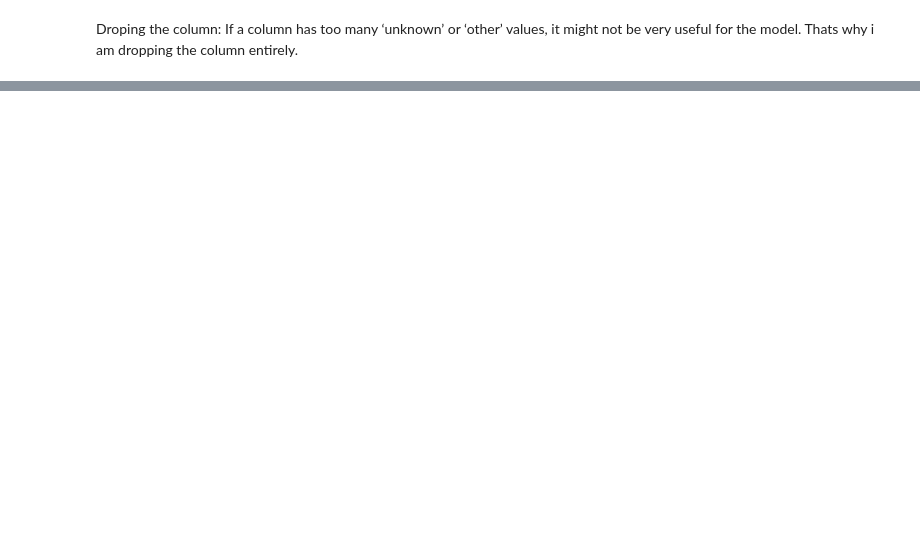
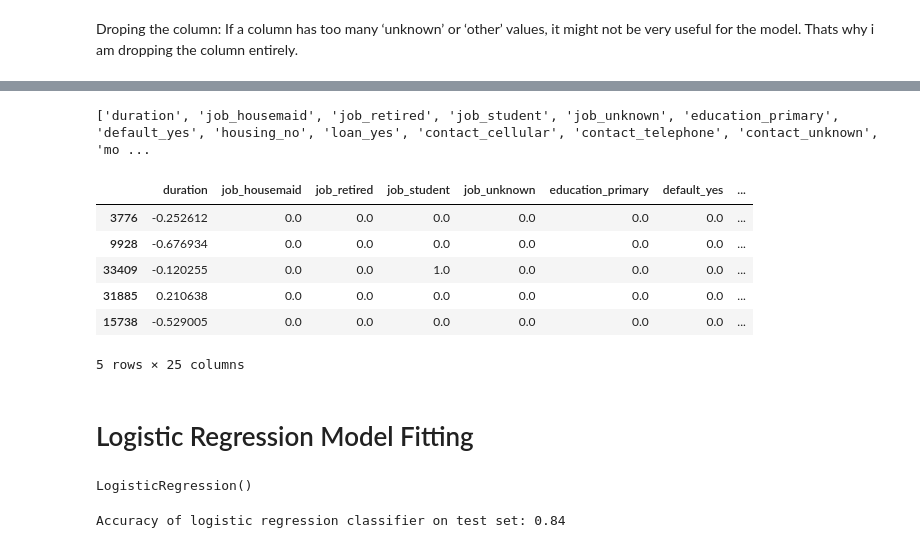
Before and after one commit to Bappy60/ML_Assignment, a Jupyter notebook: Final Lab Problem 2/Predicting_Customer_Behaviour_Using_Logistic_Regression.ipynb, the cells around one changed output, grey strips where cells are left out. Saved outputs shown, nothing was run; the diff lists cells and outputs as text; code cells hidden in the pictures; blank space fills up the shorter version.

```diff
--- a/Final Lab Problem 2/Predicting_Customer_Behaviour_Using_Logistic_Regression.ipynb
+++ b/Final Lab Problem 2/Predicting_Customer_Behaviour_Using_Logistic_Regression.ipynb
@@ -251,0 +202,3 @@ Name: y, dtype: int64
+# %%
+X_train_columns = X_train_t.columns
+print(X_train_columns)
@@ -251,0 +232,14 @@ Name: y, dtype: int64
+# %%
+from imblearn.over_sampling import SMOTE
+
+# summarize class distribution
+counter = Counter(y_train)
+print(counter)
+
+# transform the dataset
+oversample = SMOTE()
+X_train_smote, y_train = oversample.fit_resample(X_train_t, y_train)
+
+# summarize the new class distribution
+counter = Counter(y_train)
+print(counter)
@@ -251,0 +254,12 @@ Name: y, dtype: int64
+# %%
+from sklearn.svm import SVC
+
+final_X_train = pd.DataFrame(data=X_train_smote,columns=X_train_columns )
+final_y_train = pd.DataFrame(data=y_train,columns=['y'])
+
+rfe_model = RFE(LogisticRegression(solver='lbfgs'), n_features_to_select=25)
+rfe_model = rfe_model.fit(final_X_train, final_y_train)
+
+# feature selection
+print(rfe_model.support_)
+print(rfe_model.ranking_)
@@ -251,0 +275,35 @@ Name: y, dtype: int64
+# %%
+selected_columns = X_train_columns[rfe_model.support_]
+print(selected_columns.tolist())
+# %% [output]
+['duration', 'job_housemaid', 'job_retired', 'job_student', 'job_unknown', 'education_primary', 'default_yes', 'housing_no', 'loan_yes', 'contact_cellular', 'contact_telephone', 'contact_unknown', 'mo ...
+# %%
+X_train_final = final_X_train[selected_columns.tolist()]
+y_train_final = final_y_train['y']
+X_test_final = X_test_t[selected_columns.tolist()]
+y_test_final = y_test
+
+X_test_final.head()
+# %% [output]
+|  | duration | job_housemaid | job_retired | job_student | job_unknown | education_primary | default_yes | ... |
+| 3776 | -0.252612 | 0.0 | 0.0 | 0.0 | 0.0 | 0.0 | 0.0 | ... |
+| 9928 | -0.676934 | 0.0 | 0.0 | 0.0 | 0.0 | 0.0 | 0.0 | ... |
+| 33409 | -0.120255 | 0.0 | 0.0 | 1.0 | 0.0 | 0.0 | 0.0 | ... |
+| 31885 | 0.210638 | 0.0 | 0.0 | 0.0 | 0.0 | 0.0 | 0.0 | ... |
+| 15738 | -0.529005 | 0.0 | 0.0 | 0.0 | 0.0 | 0.0 | 0.0 | ... |
+5 rows × 25 columns
+# %% [markdown]
+# Logistic Regression Model Fitting
+# %%
+from sklearn.linear_model import LogisticRegression
+from sklearn import metrics
+
+logreg = LogisticRegression()
+logreg.fit(X_train_final, y_train_final)
+# %% [output]
+LogisticRegression()
+# %%
+y_pred = logreg.predict(X_test_final)
+print('Accuracy of logistic regression classifier on test set: {:.2f}'.format(logreg.score(X_test_final, y_test_final)))
+# %% [output]
+Accuracy of logistic regression classifier on test set: 0.84
```
Also changed, not shown: parts of 41 cells of this notebook.
